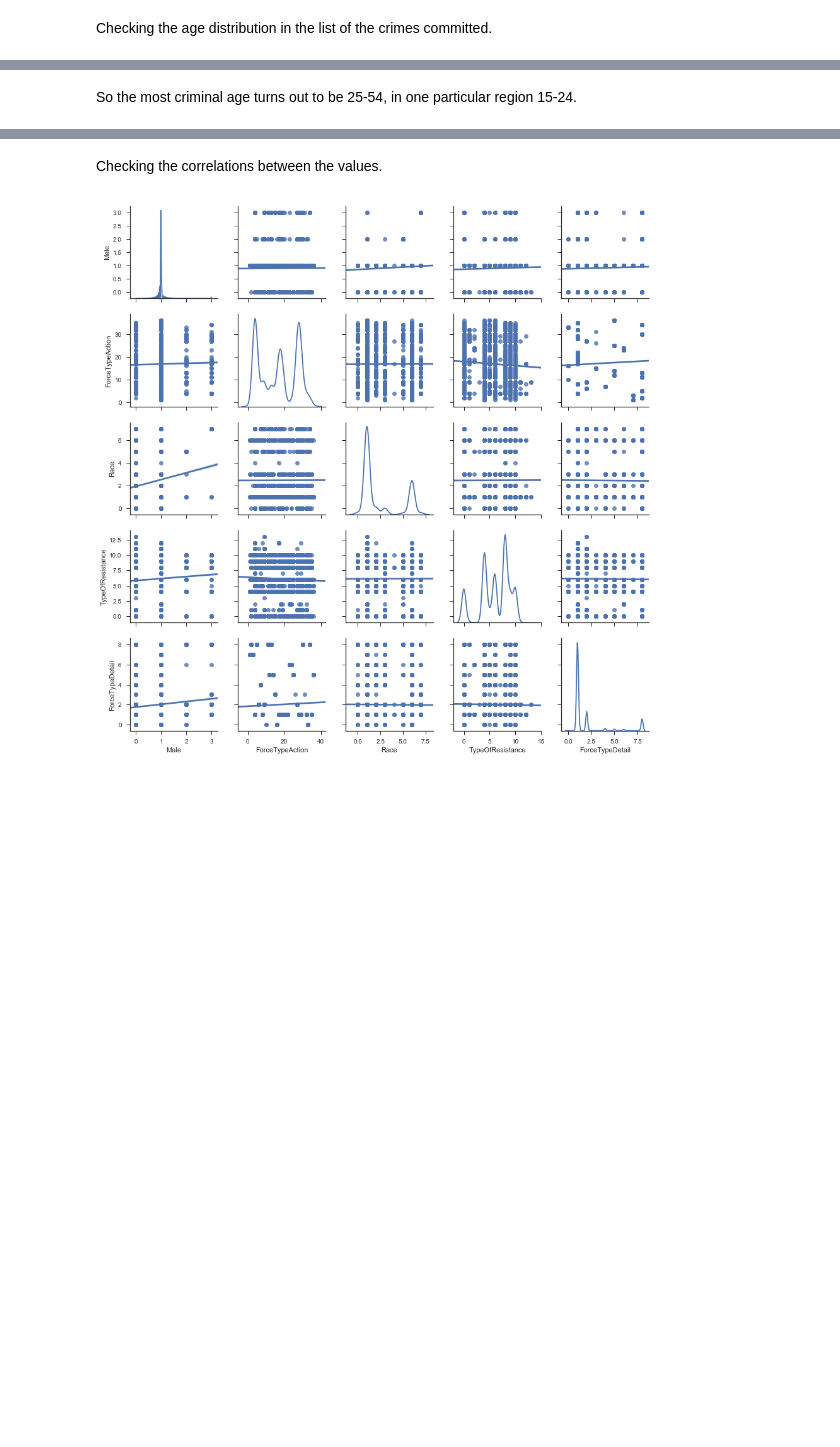
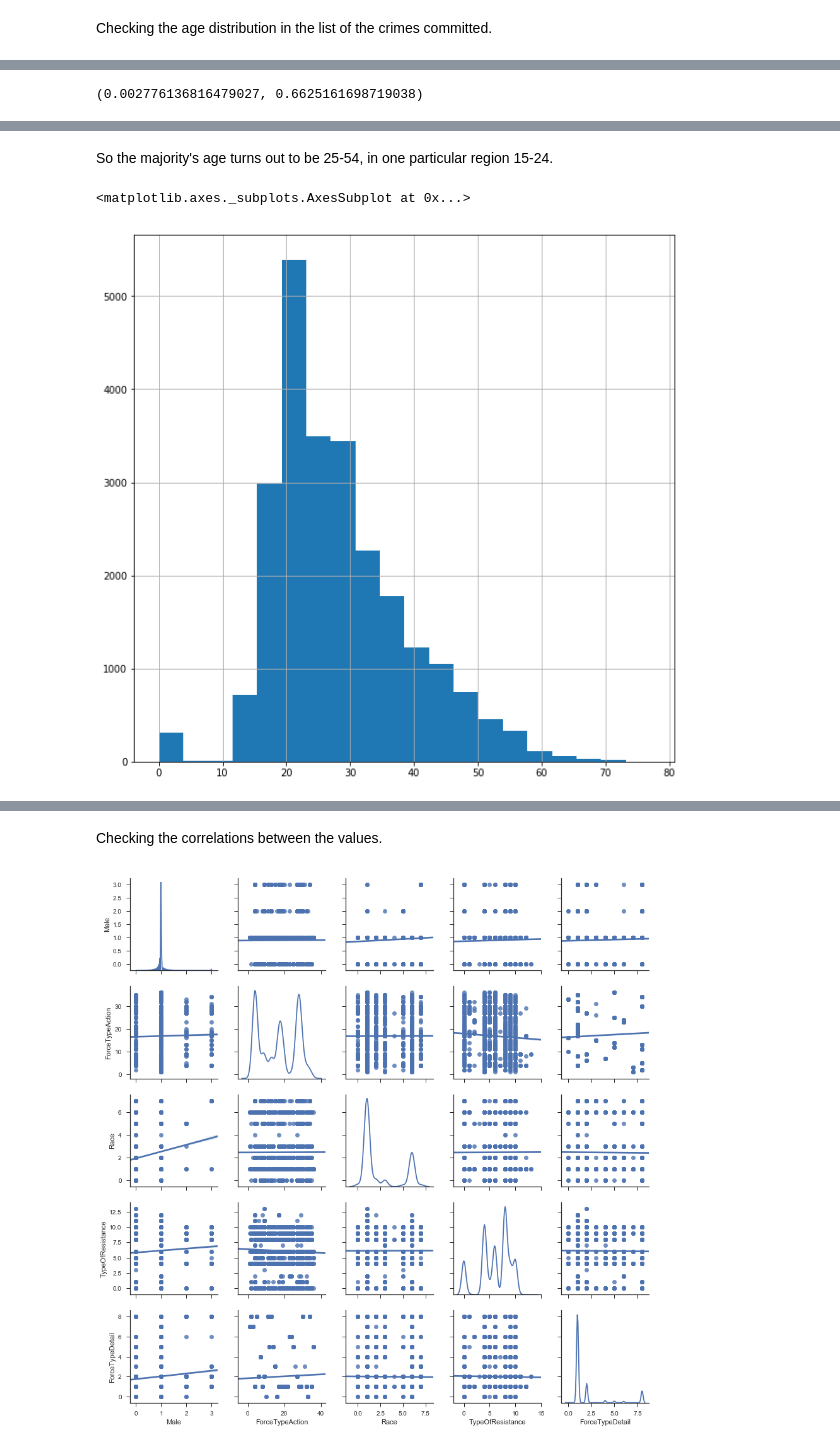
Before and after one commit to STASYA00/DS-DS, a Jupyter notebook: Notebooks/Cleaning_Data.ipynb, the cells around one changed output, grey strips where cells are left out. Saved outputs shown, nothing was run; the diff lists cells and outputs as text; code cells hidden in the pictures; blank space fills up the shorter version.

```diff
--- a/Notebooks/Cleaning_Data.ipynb
+++ b/Notebooks/Cleaning_Data.ipynb
@@ -526,3 +558,7 @@ Checking the age distribution in the list of the crimes committed.
+# %%
+scipy.stats.pearsonr(x=data.Race, y=data.ForceTypeAction)
+# %% [output]
+(0.002776136816479027, 0.6625161698719038)
 # %%
 age_cols = []
 names = []
@@ -567,4 +603,9 @@ py.iplot(fig)
 # %% [output]
 [interactive output not drawn]
 # %% [markdown]
-So the most criminal age turns out to be 25-54, in one particular region 15-24.
+So the majority's age turns out to be 25-54, in one particular region 15-24.
+# %%
+inter.EventAge.hist(bins=20, figsize=(2^8, 2^8))
+# %% [output]
+<matplotlib.axes._subplots.AxesSubplot at 0x...>
+[figure, added]
```
Also changed, not shown: parts of 38 cells of this notebook, 9 other files.
